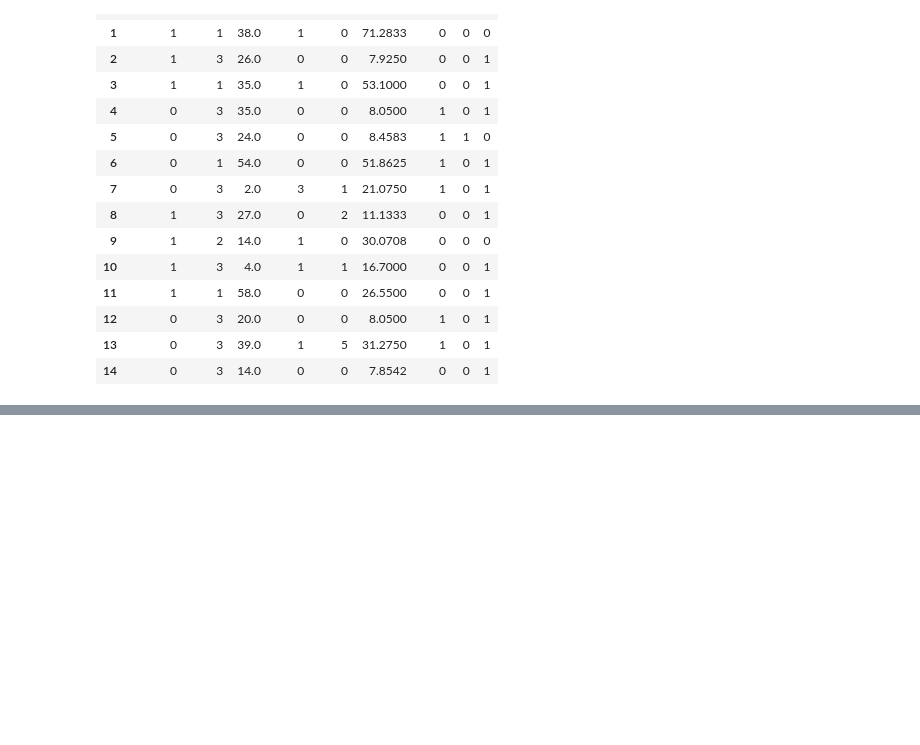
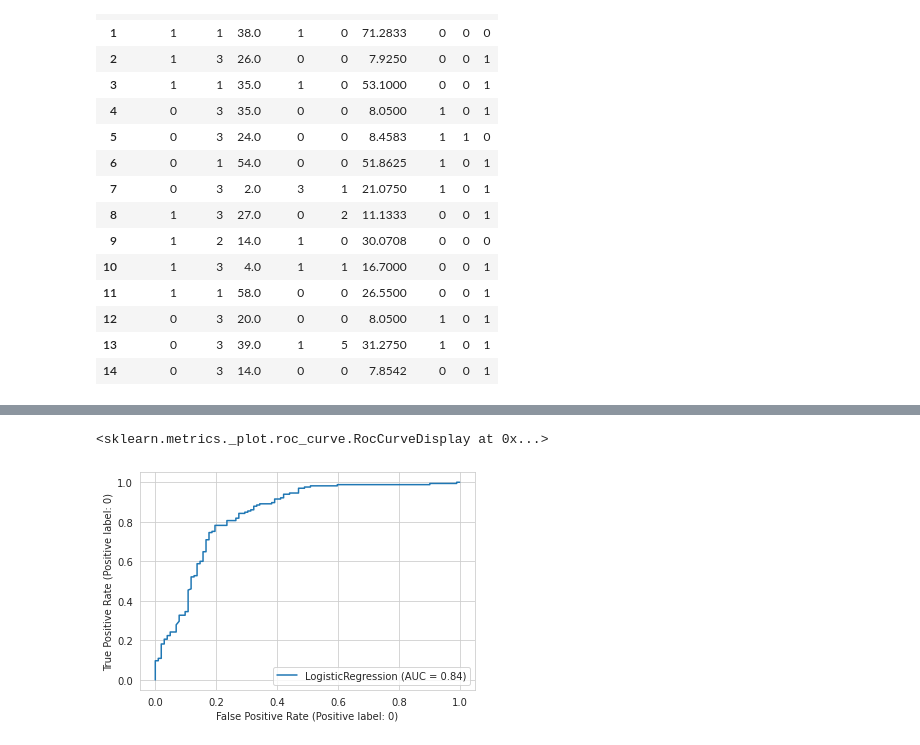
Before and after one commit to JPSantistebanQ/Kaggle-Notebook-Titanic---Machine-Learning-from-Disaster, a Jupyter notebook: titanic-machine-learning-from-disaster.ipynb, the cells around one changed output, grey strips where cells are left out. Saved outputs shown, nothing was run; the diff lists cells and outputs as text; code cells hidden in the pictures; blank space fills up the shorter version.

```diff
--- a/titanic-machine-learning-from-disaster.ipynb
+++ b/titanic-machine-learning-from-disaster.ipynb
@@ -364,0 +572,5 @@ train.head(15)
+# %%
+plot_roc_curve(logmodel, X_test, y_test, pos_label=0)
+# %% [output]
+<sklearn.metrics._plot.roc_curve.RocCurveDisplay at 0x...>
+[figure, added]
```
Also changed, not shown: parts of 56 cells of this notebook.
